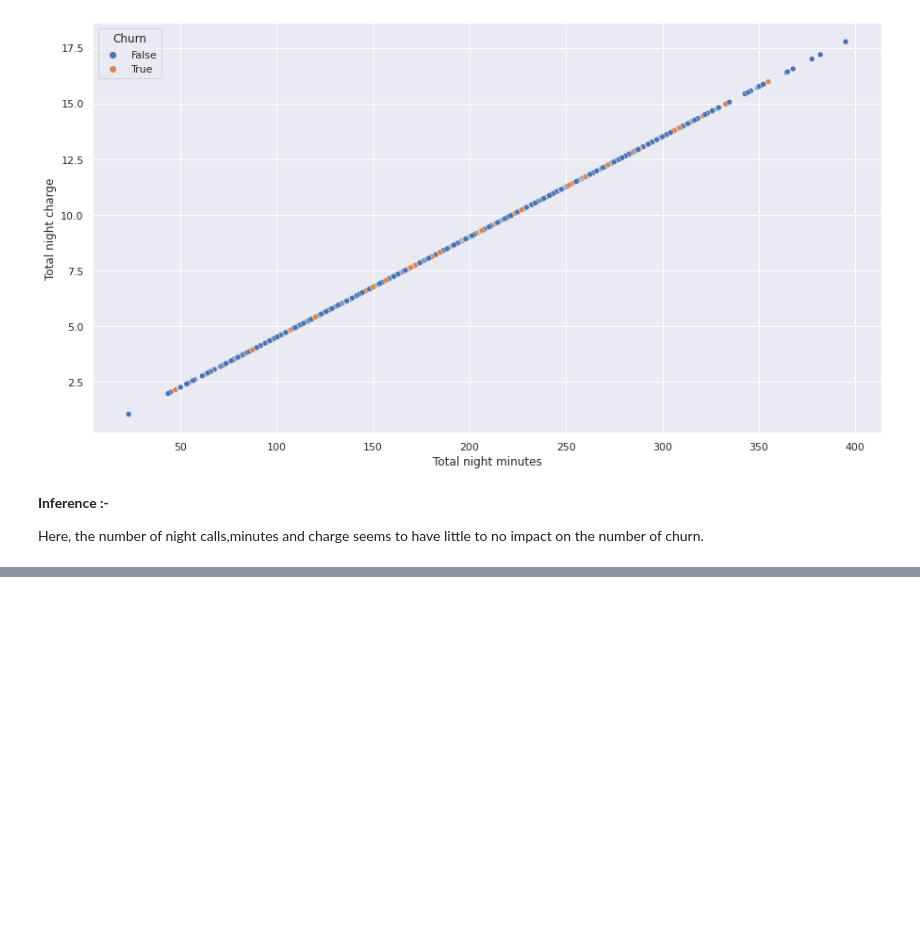
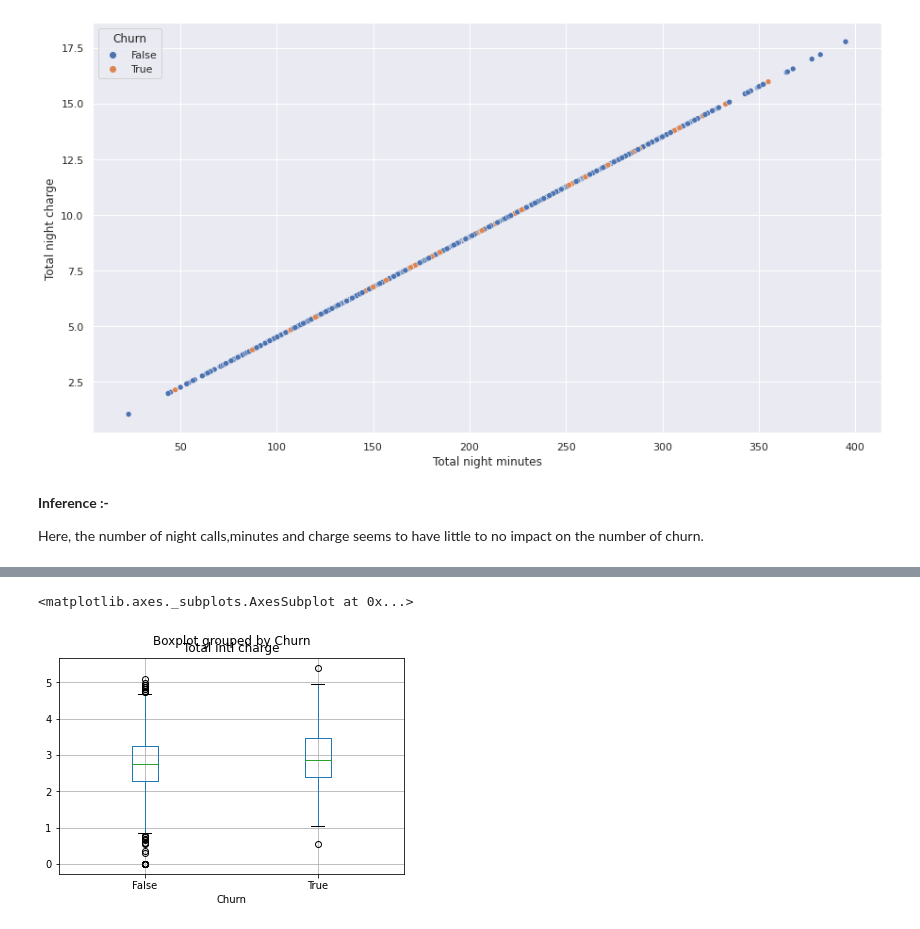
Before and after one commit to CKhumba/Telecom-Churn-Analysis, a Jupyter notebook: Telecom_Churn_Analysis_Capstone_Project.ipynb, the cells around one changed output, grey strips where cells are left out. Cells and saved outputs as stored; diff of their text form; code cells hidden in the pictures; blank space fills up the shorter version.

```diff
--- a/Telecom_Churn_Analysis_Capstone_Project.ipynb
+++ b/Telecom_Churn_Analysis_Capstone_Project.ipynb
@@ -719,0 +775,7 @@ Here, the number of night calls,minutes and charge seems to have little to no im
+# %%
+# boxplot of total international charge with churn
+
+df.boxplot(column='Total intl charge', by='Churn')
+# %% [output]
+<matplotlib.axes._subplots.AxesSubplot at 0x...>
+[figure, added]
```
Also changed, not shown: parts of 32 cells of this notebook.
